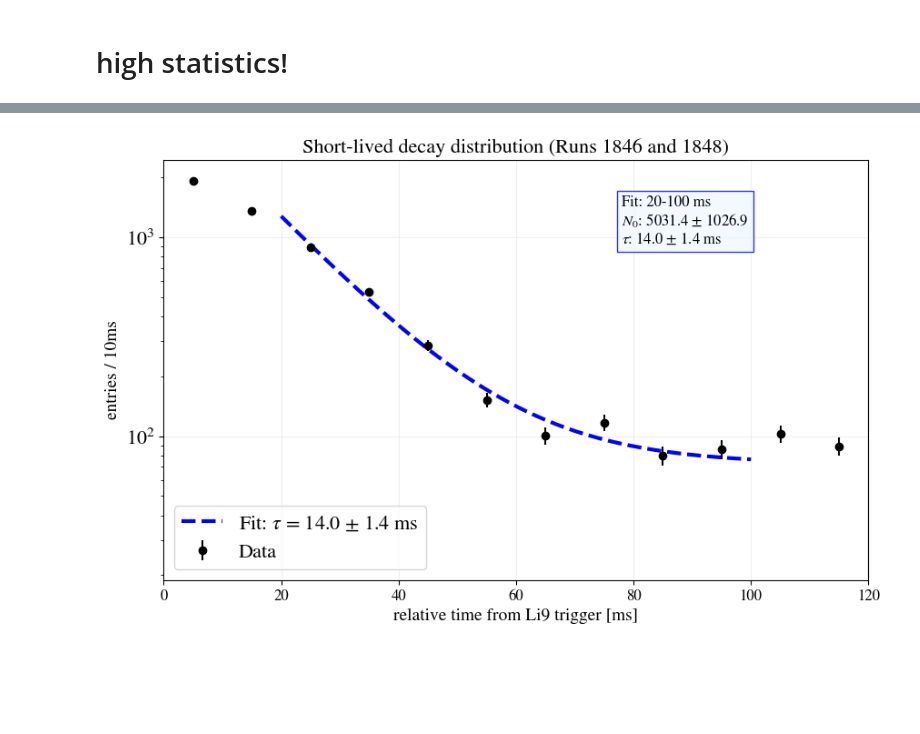
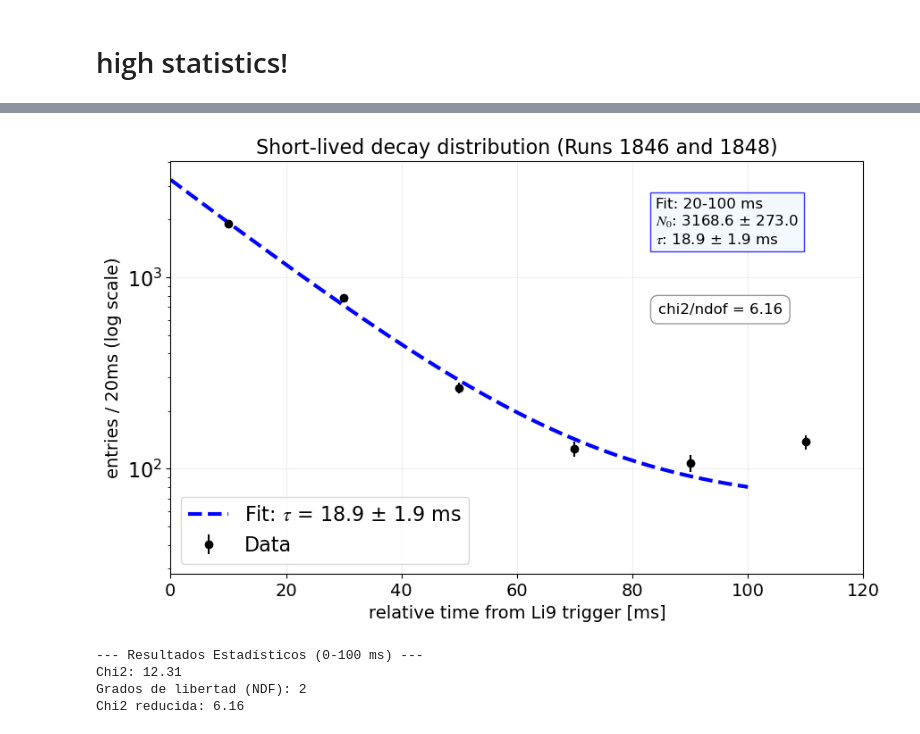
Before and after one commit to elenaramos44/9Li_analysis, a Jupyter notebook: notebooks/multilat_vertex_2nd_iteration.ipynb, the cells around one changed output, grey strips where cells are left out. Saved outputs shown, nothing was run; the diff lists cells and outputs as text; code cells hidden in the pictures; blank space fills up the shorter version.

```diff
--- a/notebooks/multilat_vertex_2nd_iteration.ipynb
+++ b/notebooks/multilat_vertex_2nd_iteration.ipynb
@@ -599,7 +600,7 @@ Total candidates combined: 8242
 def decay_func(t, N0, tau, background):
     return N0 * np.exp(-t / tau) + background
 
-bin_width =10
+bin_width =20
 bins = np.arange(0, 500 + bin_width, bin_width)
 
 counts, edges = np.histogram(df_combined['t_ms'], bins=bins)
@@ -613,35 +614,68 @@ y_data = counts[mask]
 
 y_err = np.sqrt(y_data)
 # %%
-mask_s = (x_data >= 20) & (x_data <= 100)
+mask_s = (x_data >= 0) & (x_data <= 100)
 
 
 popt_s, pcov_s = curve_fit(decay_func, x_data[mask_s], y_data[mask_s],
                            p0=[max(y_data), 29.1, 30], sigma=y_err[mask_s])
 
 perr_s = np.sqrt(np.diag(pcov_s))
 
 fig, ax1 = plt.subplots(figsize=(10, 6))
 ax1.errorbar(centers, counts, yerr=np.sqrt(counts), fmt='ko', markersize=6, label='Data')
 
-t_s_plot = np.linspace(20, 100, 100)
+t_s_plot = np.linspace(0, 100, 100)
 ax1.plot(t_s_plot, decay_func(t_s_plot, *popt_s), 'b--', lw=3,
          label=f'Fit: $\\tau$ = {popt_s[1]:.1f} ± {perr_s[1]:.1f} ms')
 
 res_s = ("Fit: 20-100 ms\n"
          f"$N_0$: {popt_s[0]:.1f} ± {perr_s[0]:.1f}\n"
          f"$\\tau$: {popt_s[1]:.1f} ± {perr_s[1]:.1f} ms")
 
-ax1.text(0.65, 0.80, res_s, transform=ax1.transAxes, fontsize=12,
+ax1.text(0.7, 0.80, res_s, transform=ax1.transAxes, fontsize=12,
          bbox=dict(facecolor='aliceblue', alpha=0.8, edgecolor='blue'))
 
 ax1.set_title("Short-lived decay distribution (Runs 1846 and 1848)", fontsize=16)
 ax1.set_xlabel("relative time from Li9 trigger [ms]", fontsize=14)
-ax1.set_ylabel(f"entries / {bin_width}ms", fontsize=14)
+ax1.set_ylabel(f"entries / {bin_width}ms (log scale)", fontsize=14)
 ax1.set_xlim(0, 120)
 ax1.set_yscale("log")
 ax1.legend()
 plt.grid(alpha=0.2)
+
+explanation_text = (
+    "chi2/ndof = 6.16"
+)
+ax1.text(0.65, 0.65, explanation_text, transform=ax2.transAxes,
+         fontsize=12, verticalalignment='top',
+         bbox=dict(facecolor='white', alpha=0.8, edgecolor='gray', boxstyle='round,pad=0.5'))
+
+
 plt.show()
 # %% [output]
-[figure, old version]
+[figure, new version]
+# %%
+# 1. Calcular los residuos para la máscara de tiempo corto
+residuals_s = y_data[mask_s] - decay_func(x_data[mask_s], *popt_s)
+
+# 2. Chi-cuadrado (suma de residuos al cuadrado ponderados por el error)
+chi2_s = np.sum((residuals_s / y_err[mask_s])**2)
+
+# 3. Grados de libertad (NDF):
+# Número de puntos en mask_s (normalmente 5 puntos si vas de 0 a 100 con bins de 20ms)
+# menos los 3 parámetros ajustados (N0, tau, background)
+dof_s = len(x_data[mask_s]) - len(popt_s)
+
+# 4. Chi-cuadrado reducida
+chi2_red_s = chi2_s / dof_s
+
+print(f"--- Resultados Estadísticos (0-100 ms) ---")
+print(f"Chi2: {chi2_s:.2f}")
+print(f"Grados de libertad (NDF): {dof_s}")
+print(f"Chi2 reducida: {chi2_red_s:.2f}")
+# %% [output]
+--- Resultados Estadísticos (0-100 ms) ---
+Chi2: 12.31
+Grados de libertad (NDF): 2
+Chi2 reducida: 6.16
```
Also changed, not shown: parts of 19 cells of this notebook, 4 other files.
